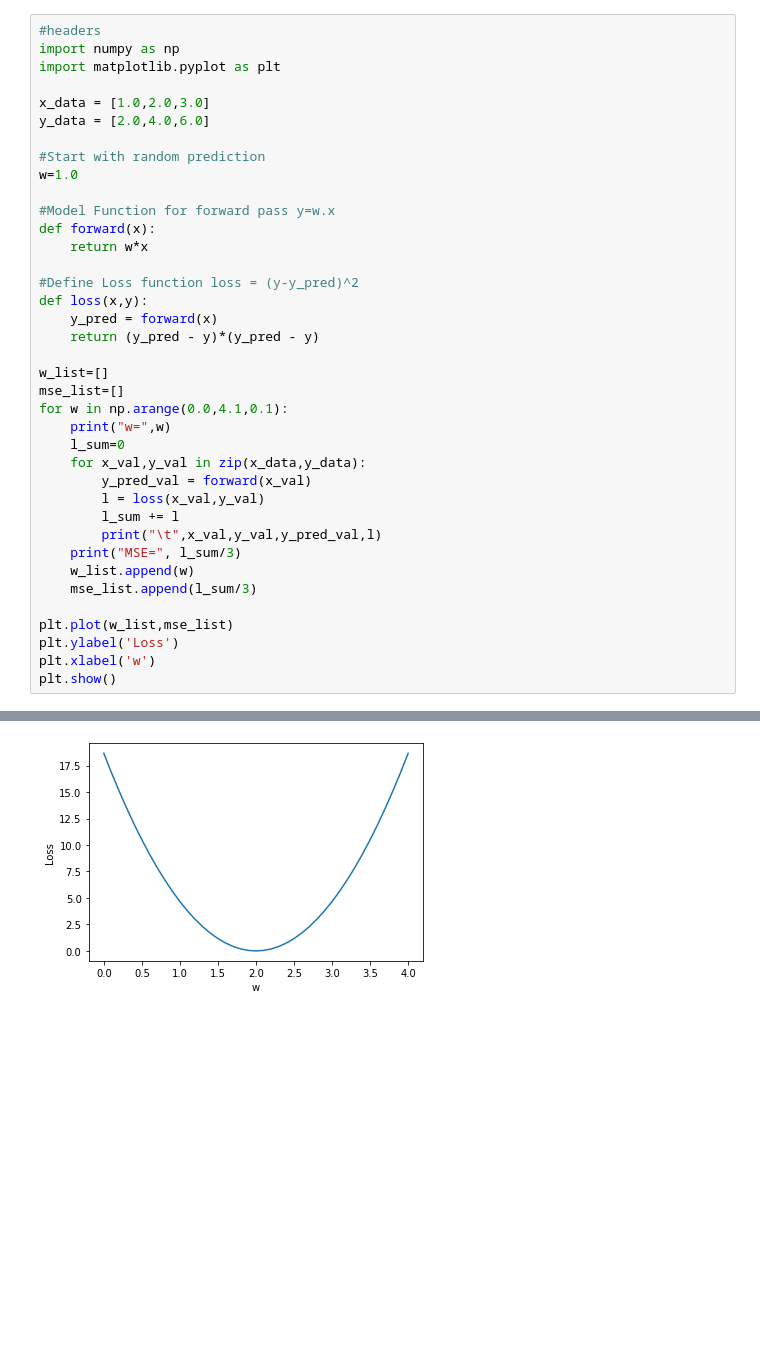
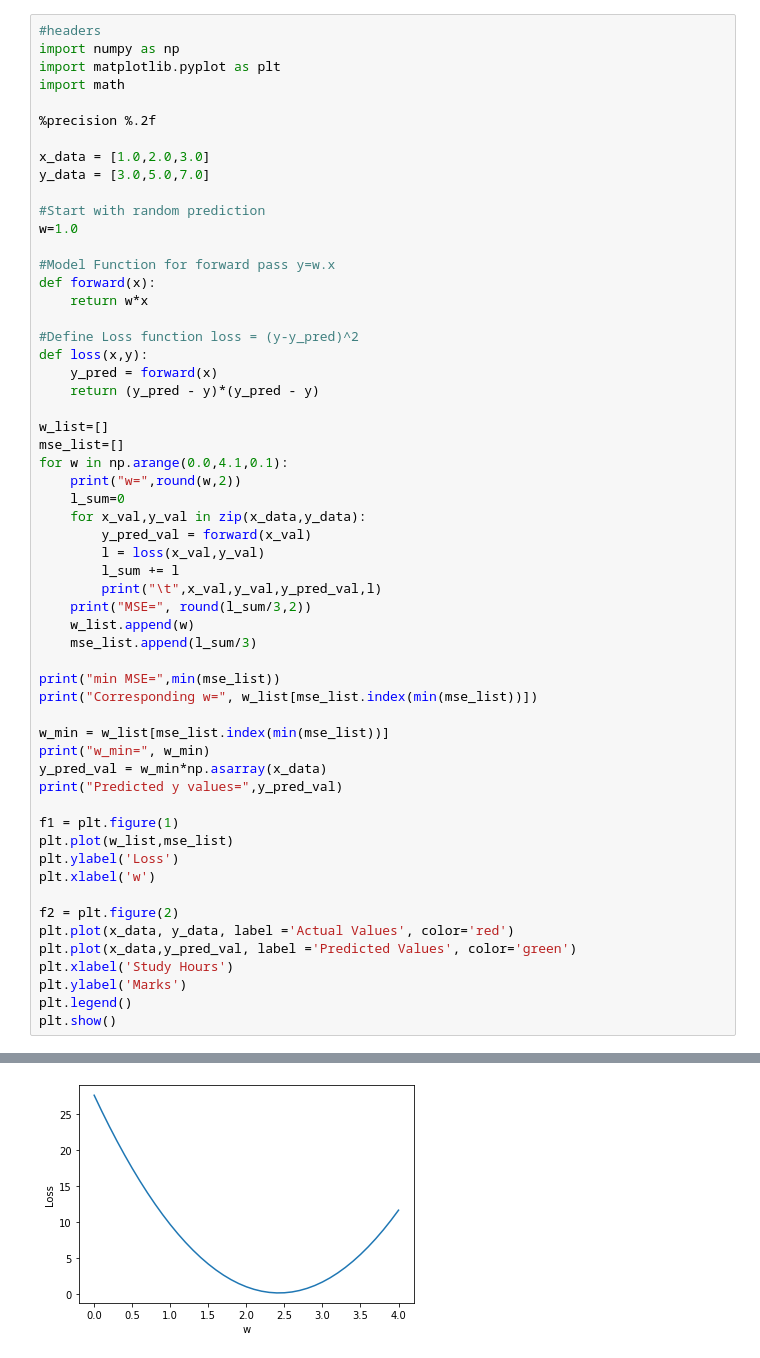
Before and after one commit to nishk/Machine-learning, a Jupyter notebook: 2022Practice/Test2_SK.ipynb, the cells around one changed output, grey strips where cells are left out. Cells and saved outputs as stored; diff of their text form; blank space fills up the shorter version.

```diff
--- a/2022Practice/Test2_SK.ipynb
+++ b/2022Practice/Test2_SK.ipynb
@@ -2,9 +2,12 @@
 #headers
 import numpy as np
 import matplotlib.pyplot as plt
+import math
+
+%precision %.2f
 
 x_data = [1.0,2.0,3.0]
-y_data = [2.0,4.0,6.0]
+y_data = [3.0,5.0,7.0]
 
 #Start with random prediction
 w=1.0
@@ -21,20 +24,36 @@ def loss(x,y):
 w_list=[]
 mse_list=[]
 for w in np.arange(0.0,4.1,0.1):
-    print("w=",w)
+    print("w=",round(w,2))
     l_sum=0
     for x_val,y_val in zip(x_data,y_data):
         y_pred_val = forward(x_val)
         l = loss(x_val,y_val)
         l_sum += l
         print("\t",x_val,y_val,y_pred_val,l)
-    print("MSE=", l_sum/3)
+    print("MSE=", round(l_sum/3,2))
     w_list.append(w)
     mse_list.append(l_sum/3)
 
+print("min MSE=",min(mse_list))
+print("Corresponding w=", w_list[mse_list.index(min(mse_list))])
+
+w_min = w_list[mse_list.index(min(mse_list))]
+print("w_min=", w_min)
+y_pred_val = w_min*np.asarray(x_data)
+print("Predicted y values=",y_pred_val)
+
+f1 = plt.figure(1)
 plt.plot(w_list,mse_list)
 plt.ylabel('Loss')
 plt.xlabel('w')
+
+f2 = plt.figure(2)
+plt.plot(x_data, y_data, label ='Actual Values', color='red')
+plt.plot(x_data,y_pred_val, label ='Predicted Values', color='green')
+plt.xlabel('Study Hours')
+plt.ylabel('Marks')
+plt.legend()
 plt.show()
 # %% [output]
 w= 0.0
@@ -57 +76 @@ MSE= 18.666666666666668
-[figure, old version]
+[figure, new version]
```
Also changed, not shown: parts of 1 cell of this notebook, 2 other files.
